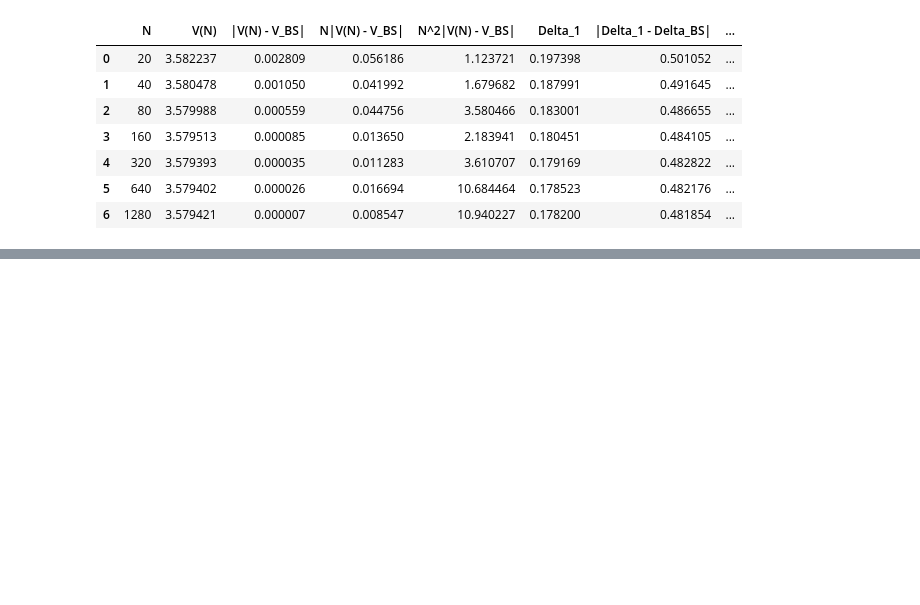
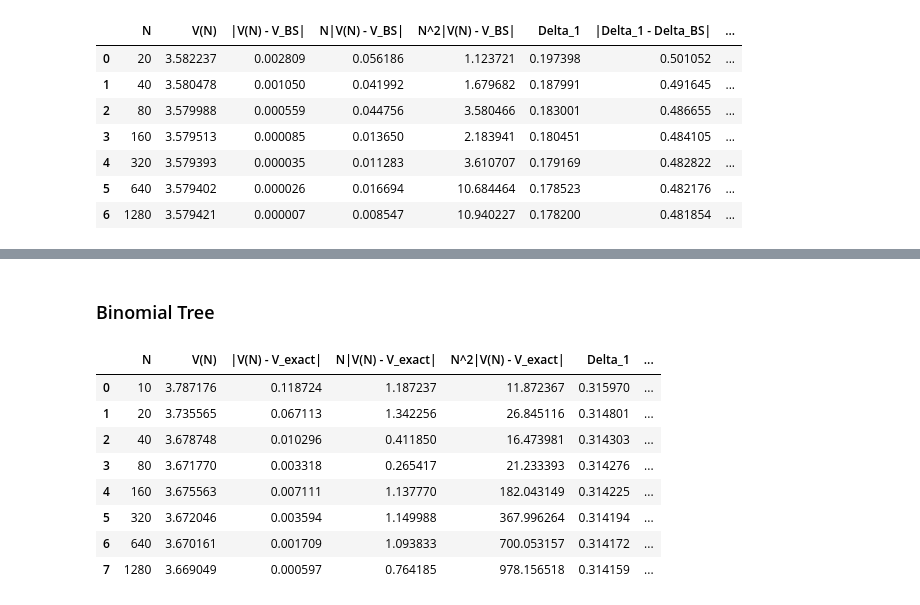
Before and after one commit to karaniitmadras/MTH9821-numerical-method-for-financial-engineering, a Jupyter notebook: HW3/MTH9821_HW3_NUM1.ipynb, the cells around one changed output, grey strips where cells are left out. Saved outputs shown, nothing was run; the diff lists cells and outputs as text; code cells hidden in the pictures; blank space fills up the shorter version.

```diff
--- a/HW3/MTH9821_HW3_NUM1.ipynb
+++ b/HW3/MTH9821_HW3_NUM1.ipynb
@@ -899,0 +944,79 @@ with pd.ExcelWriter('binomial_tree_methods_for_european_options.xlsx', engine='o
+# %% [markdown]
+### Binomial Tree
+# %%
+# Binomial Tree
+# number of steps to use
+N = generate_geometric_sequence(10, 2, 8) # {10, 20, 40, ..., 1280}
+
+# Arrays for European Put Option Pricing
+AM_BT = np.empty(len(N))
+AM_BT_approximation_error = np.empty(len(N))
+AM_BT_linear_approximation_error = np.empty(len(N))
+AM_BT_quadratic_approximation_error = np.empty(len(N))
+
+AM_BT_delta = np.empty(len(N))
+AM_BT_delta_error = np.empty(len(N))
+AM_BT_gamma = np.empty(len(N))
+AM_BT_gamma_error = np.empty(len(N))
+AM_BT_theta = np.empty(len(N))
+AM_BT_theta_error = np.empty(len(N))
+
+for i in range(len(N)):
+    # preparation
+    V_1_0, V_1_1 = binomial_pricer_early_stop(
+        S0, K, T, r, q, sigma, N[i], CallPutType.Put, EuroAmerType.AmericanOption,
+        early_stop=1
+    )
+    V_2_0, V_2_1, V_2_2 = binomial_pricer_early_stop(
+        S0, K, T, r, q, sigma, N[i], CallPutType.Put, EuroAmerType.AmericanOption,
+        early_stop=2
+    )
+    V_0_0 = binomial_pricer(S0, K, T, r, q, sigma, N[i], CallPutType.Put, EuroAmerType.AmericanOption)
+    u = u_(T, sigma, N[i])
+    d = d_(T, sigma, N[i])
+    S_1_0 = S0 * u
+    S_1_1 = S0 * d
+    S_2_0 = S0 * u**2
+    S_2_1 = S0 * u * d
+    S_2_2 = S0 * d**2
+
+    # value from binomial tree pricer
+    AM_BT[i] = binomial_pricer(S0, K, T, r, q, sigma, N[i], CallPutType.Put, EuroAmerType.AmericanOption)
+
+    # approximation error
+    AM_BT_approximation_error[i] = approximation_error(AM_BT[i], V_exact)
+    AM_BT_linear_approximation_error[i] = linear_approximation_error(AM_BT[i], V_exact, N[i])
+    AM_BT_quadratic_approximation_error[i] = quadratic_approximation_error(AM_BT[i], V_exact, N[i])
+
+    AM_BT_delta[i] = delta_1(V_1_0, V_1_1, S_1_0, S_1_1)
+    AM_BT_delta_error[i] = approximation_error(AM_BT_delta[i] , Delta_exact)
+    AM_BT_gamma[i] = gamma_1(V_2_0, V_2_1, V_2_2, S_2_0, S_2_1, S_2_2)
+    AM_BT_gamma_error[i] = approximation_error(AM_BT_gamma[i], Gamma_exact)
+    AM_BT_theta[i] = theta_1(V_2_1, V_0_0, T, N[i])
+    AM_BT_theta_error[i] = approximation_error(AM_BT_theta[i], Theta_exact)
+
+binomial_tree_res_Am = pd.DataFrame({
+    "N": N,
+    "V(N)": AM_BT,
+    "|V(N) - V_exact|": AM_BT_approximation_error,
+    "N|V(N) - V_exact|": AM_BT_linear_approximation_error,
+    "N^2|V(N) - V_exact|": AM_BT_quadratic_approximation_error,
+    "Delta_1": AM_BT_delta,
+    "|Delta_1 - Delta_exact|": AM_BT_delta_error,
+    "Gamma_1": AM_BT_gamma,
+    "|Gamma_1 - Gamma_exact|":AM_BT_gamma_error,
+    "Theta_1": AM_BT_theta,
+    "|Theta_1 - Theta_exact|": AM_BT_theta_error,
+})
+
+binomial_tree_res_Am
+# %% [output]
+|  | N | V(N) | |V(N) - V_exact| | N|V(N) - V_exact| | N^2|V(N) - V_exact| | Delta_1 | ... |
+| 0 | 10 | 3.787176 | 0.118724 | 1.187237 | 11.872367 | 0.315970 | ... |
+| 1 | 20 | 3.735565 | 0.067113 | 1.342256 | 26.845116 | 0.314801 | ... |
+| 2 | 40 | 3.678748 | 0.010296 | 0.411850 | 16.473981 | 0.314303 | ... |
+| 3 | 80 | 3.671770 | 0.003318 | 0.265417 | 21.233393 | 0.314276 | ... |
+| 4 | 160 | 3.675563 | 0.007111 | 1.137770 | 182.043149 | 0.314225 | ... |
+| 5 | 320 | 3.672046 | 0.003594 | 1.149988 | 367.996264 | 0.314194 | ... |
+| 6 | 640 | 3.670161 | 0.001709 | 1.093833 | 700.053157 | 0.314172 | ... |
+| 7 | 1280 | 3.669049 | 0.000597 | 0.764185 | 978.156518 | 0.314159 | ... |
```
Also changed, not shown: parts of 20 cells of this notebook.
